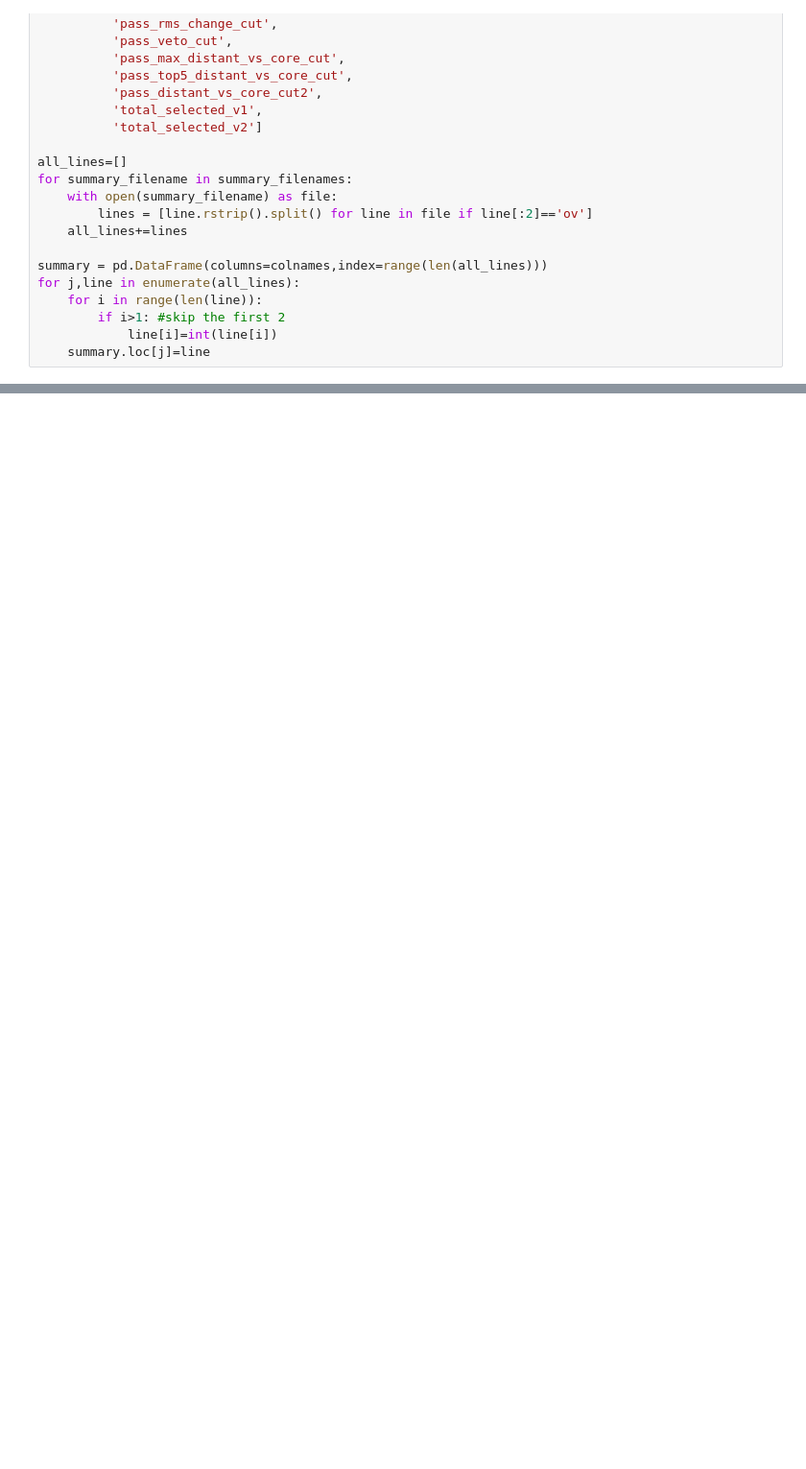
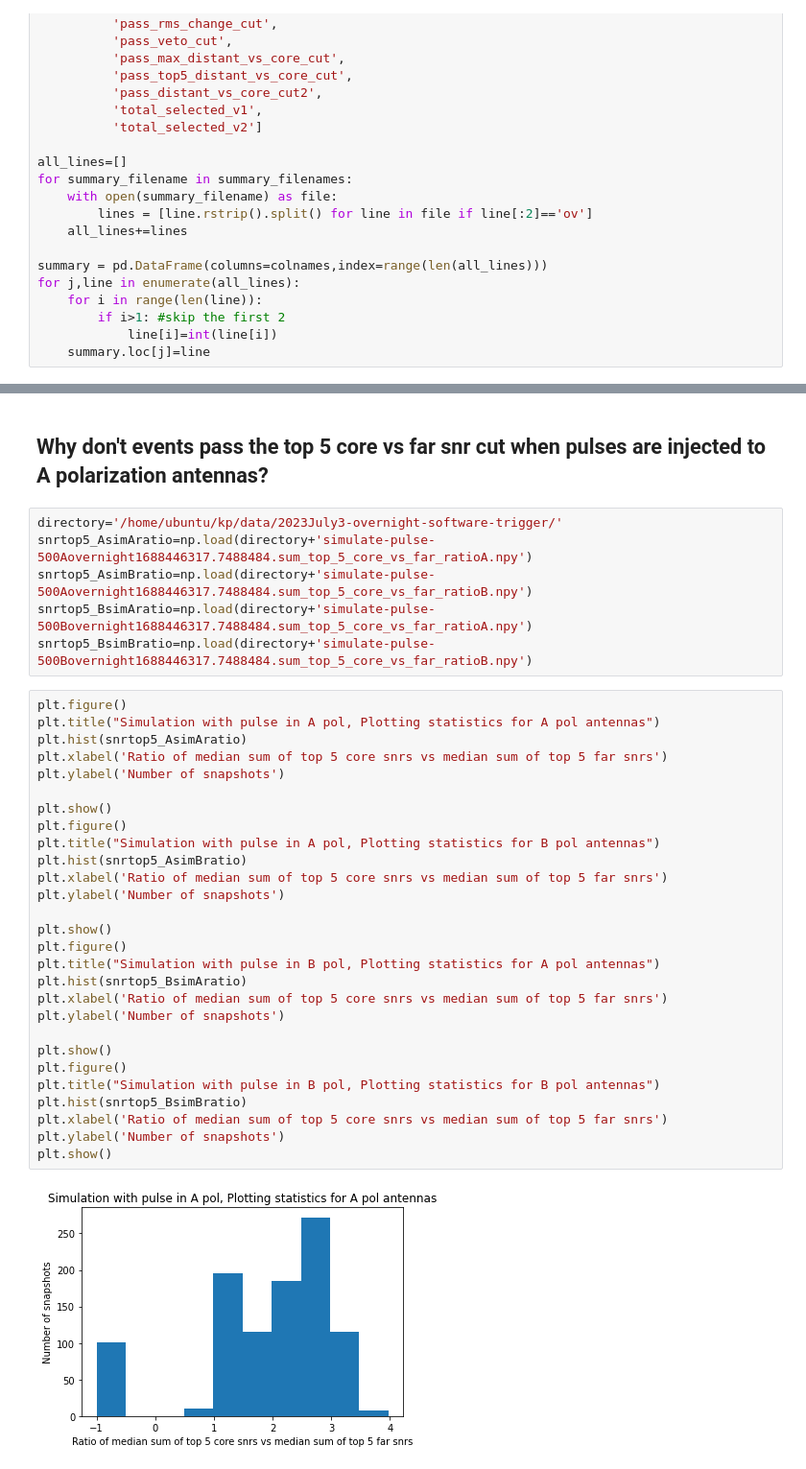
Before and after one commit to kathrynplant/lwa-cosmic-rays, a Jupyter notebook: Simulation_Results.ipynb, the cells around one changed output, grey strips where cells are left out. Shown at 96% size. Saved outputs shown, nothing was run; the diff lists cells and outputs as text; blank space fills up the shorter version.

```diff
--- a/Simulation_Results.ipynb
+++ b/Simulation_Results.ipynb
@@ -122,0 +365,38 @@ Text(0.5, 1.0, 'Version 2 total cut')
+# %% [markdown]
+## Why don't events pass the top 5 core vs far snr cut when pulses are injected to A polarization antennas?
+# %%
+directory='/home/ubuntu/kp/data/2023July3-overnight-software-trigger/'
+snrtop5_AsimAratio=np.load(directory+'simulate-pulse-500Aovernight1688446317.7488484.sum_top_5_core_vs_far_ratioA.npy')
+snrtop5_AsimBratio=np.load(directory+'simulate-pulse-500Aovernight1688446317.7488484.sum_top_5_core_vs_far_ratioB.npy')
+snrtop5_BsimAratio=np.load(directory+'simulate-pulse-500Bovernight1688446317.7488484.sum_top_5_core_vs_far_ratioA.npy')
+snrtop5_BsimBratio=np.load(directory+'simulate-pulse-500Bovernight1688446317.7488484.sum_top_5_core_vs_far_ratioB.npy')
+# %%
+plt.figure()
+plt.title("Simulation with pulse in A pol, Plotting statistics for A pol antennas")
+plt.hist(snrtop5_AsimAratio)
+plt.xlabel('Ratio of median sum of top 5 core snrs vs median sum of top 5 far snrs')
+plt.ylabel('Number of snapshots')
+
+plt.show()
+plt.figure()
+plt.title("Simulation with pulse in A pol, Plotting statistics for B pol antennas")
+plt.hist(snrtop5_AsimBratio)
+plt.xlabel('Ratio of median sum of top 5 core snrs vs median sum of top 5 far snrs')
+plt.ylabel('Number of snapshots')
+
+plt.show()
+plt.figure()
+plt.title("Simulation with pulse in B pol, Plotting statistics for A pol antennas")
+plt.hist(snrtop5_BsimAratio)
+plt.xlabel('Ratio of median sum of top 5 core snrs vs median sum of top 5 far snrs')
+plt.ylabel('Number of snapshots')
+
+plt.show()
+plt.figure()
+plt.title("Simulation with pulse in B pol, Plotting statistics for B pol antennas")
+plt.hist(snrtop5_BsimBratio)
+plt.xlabel('Ratio of median sum of top 5 core snrs vs median sum of top 5 far snrs')
+plt.ylabel('Number of snapshots')
+plt.show()
+# %% [output]
+[figure, added]
```
Also changed, not shown: parts of 21 cells of this notebook, 1 other file.
